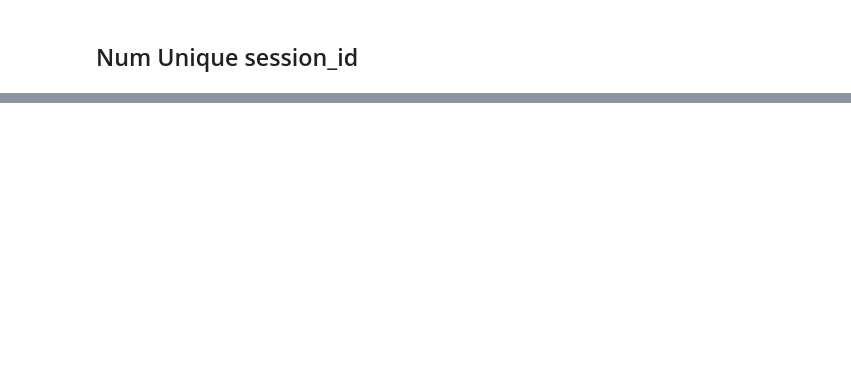
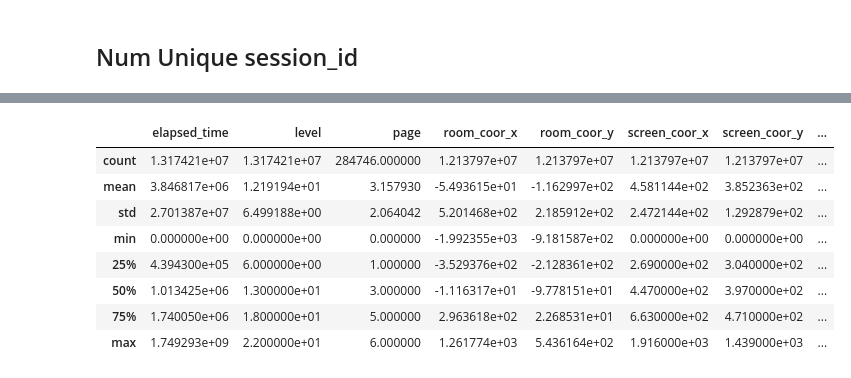
Before and after one commit to konumaru/predict_student_performance, a Jupyter notebook: notebook/eda.ipynb, the cells around one changed output, grey strips where cells are left out. Drawn from its saved outputs; the diff is of its cells as text; code cells hidden in the pictures; blank space fills up the shorter version.

```diff
--- a/notebook/eda.ipynb
+++ b/notebook/eda.ipynb
@@ -170,0 +168,3 @@ for name, df in dfs.items():
+# %%
+train["session_q_id"] = train["session_id"].astype(str) + "_q" + train["level"].astype(str)
+test["session_q_id"] = test["session_id"].astype(str) + "_q" + test["level"].astype(str)
@@ -170,0 +279,26 @@ for name, df in dfs.items():
+# %%
+cols_cat = [
+    "event_name",
+    "name",
+    "text",
+    "fqid",
+    "room_fqid",
+    "room_fqid_0",
+    "room_fqid_1",
+    "room_fqid_2",
+    "text_fqid",
+    "level_group",
+]
+cols_num = [
+    "elapsed_time",
+    "level",
+    "page",
+    "room_coor_x",
+    "room_coor_y",
+    "screen_coor_x",
+    "screen_coor_y",
+    "hover_duration",
+    "fullscreen",
+    "hq",
+    "music",
+]
@@ -170,0 +307,3 @@ for name, df in dfs.items():
+# %%
+train[[f"room_fqid_{i}" for i in range(3)]] = train["room_fqid"].str.split(".", expand=True)
+test[[f"room_fqid_{i}" for i in range(3)]] = test["room_fqid"].str.split(".", expand=True)
@@ -170,0 +438,12 @@ for name, df in dfs.items():
+# %%
+train[cols_num].describe(include="number")
+# %% [output]
+|  | elapsed_time | level | page | room_coor_x | room_coor_y | screen_coor_x | screen_coor_y | ... |
+| count | 1.317421e+07 | 1.317421e+07 | 284746.000000 | 1.213797e+07 | 1.213797e+07 | 1.213797e+07 | 1.213797e+07 | ... |
+| mean | 3.846817e+06 | 1.219194e+01 | 3.157930 | -5.493615e+01 | -1.162997e+02 | 4.581144e+02 | 3.852363e+02 | ... |
+| std | 2.701387e+07 | 6.499188e+00 | 2.064042 | 5.201468e+02 | 2.185912e+02 | 2.472144e+02 | 1.292879e+02 | ... |
+| min | 0.000000e+00 | 0.000000e+00 | 0.000000 | -1.992355e+03 | -9.181587e+02 | 0.000000e+00 | 0.000000e+00 | ... |
+| 25% | 4.394300e+05 | 6.000000e+00 | 1.000000 | -3.529376e+02 | -2.128361e+02 | 2.690000e+02 | 3.040000e+02 | ... |
+| 50% | 1.013425e+06 | 1.300000e+01 | 3.000000 | -1.116317e+01 | -9.778151e+01 | 4.470000e+02 | 3.970000e+02 | ... |
+| 75% | 1.740050e+06 | 1.800000e+01 | 5.000000 | 2.963618e+02 | 2.268531e+01 | 6.630000e+02 | 4.710000e+02 | ... |
+| max | 1.749293e+09 | 2.200000e+01 | 6.000000 | 1.261774e+03 | 5.436164e+02 | 1.916000e+03 | 1.439000e+03 | ... |
```
Also changed, not shown: parts of 26 cells of this notebook, 1 other file.
